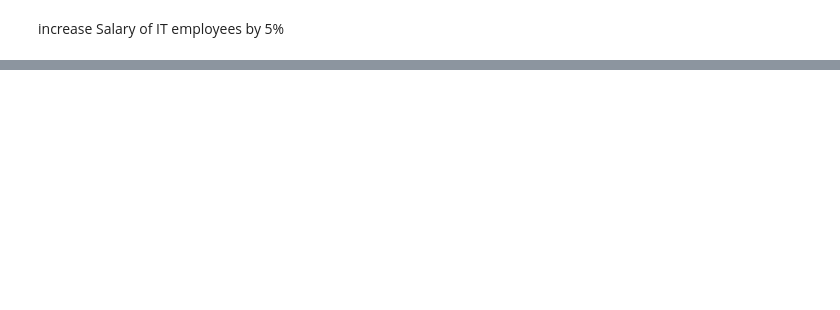
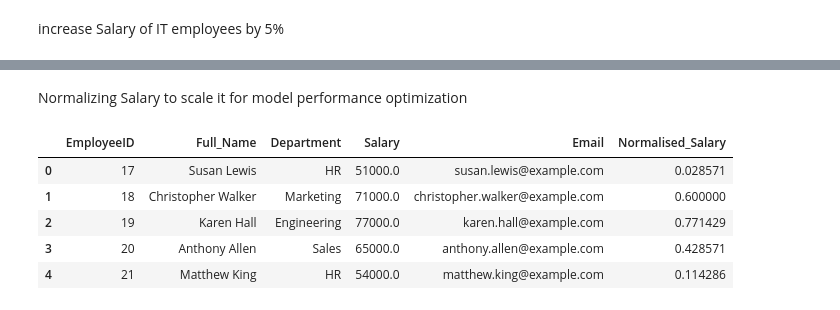
Before and after one commit to Obicnwokolo/Big-Data, a Jupyter notebook: src/sqlalchemy.ipynb, the cells around one changed output, grey strips where cells are left out. Drawn from its saved outputs; the diff is of its cells as text; code cells hidden in the pictures; blank space fills up the shorter version.

```diff
--- a/src/sqlalchemy.ipynb
+++ b/src/sqlalchemy.ipynb
@@ -207,0 +203,15 @@ Employee_data.head()
+# %% [markdown]
+Normalizing Salary to scale it for model performance optimization
+# %%
+Salary_min= np.min(Employee_data['Salary'])
+Salary_max= np.max(Employee_data['Salary'])
+Employee_data['Normalised_Salary']= (Employee_data['Salary']- Salary_min)/(Salary_max - Salary_min)
+# %%
+Employee_data.head()
+# %% [output]
+|  | EmployeeID | Full_Name | Department | Salary | Email | Normalised_Salary |
+| 0 | 17 | Susan Lewis | HR | 51000.0 | susan.lewis@example.com | 0.028571 |
+| 1 | 18 | Christopher Walker | Marketing | 71000.0 | christopher.walker@example.com | 0.600000 |
+| 2 | 19 | Karen Hall | Engineering | 77000.0 | karen.hall@example.com | 0.771429 |
+| 3 | 20 | Anthony Allen | Sales | 65000.0 | anthony.allen@example.com | 0.428571 |
+| 4 | 21 | Matthew King | HR | 54000.0 | matthew.king@example.com | 0.114286 |
```
Also changed, not shown: parts of 15 cells of this notebook.
